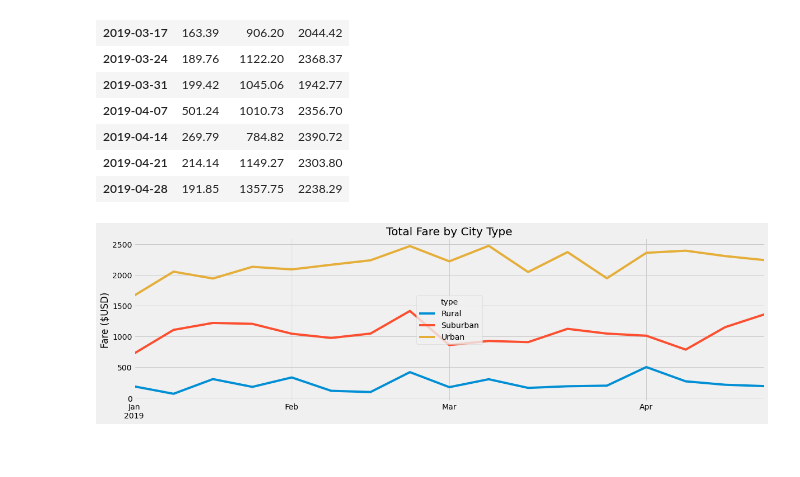
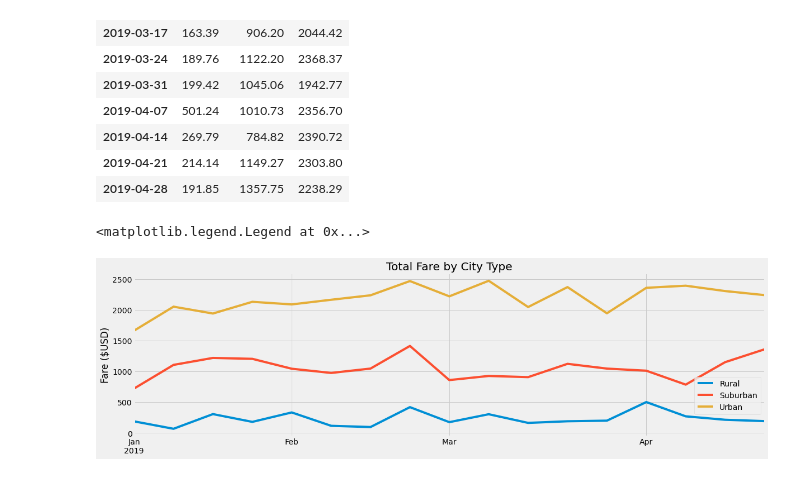
Before and after one commit to zhangkevq/PyBer_Analysis, a Jupyter notebook: PyBer_Challenge.ipynb, the cells around one changed output. Drawn from its saved outputs; the diff is of its cells as text; code cells hidden in the pictures.

```diff
--- a/PyBer_Challenge.ipynb
+++ b/PyBer_Challenge.ipynb
@@ -271,15 +271,17 @@ fare_dates_df
 # %%
 # 8. Using the object-oriented interface method, plot the resample DataFrame using the df.plot() function.
 
 # Import the style from Matplotlib.
 from matplotlib import style
 # Use the graph style fivethirtyeight.
 style.use('fivethirtyeight')
 
 fare_dates_df.plot(figsize=(18,5))
 plt.xlabel('')
 plt.ylabel("Fare ($USD)")
 plt.title("Total Fare by City Type")
 plt.savefig('analysis/Pyber_fare_summary.png')
+plt.legend(loc="best", bbox_to_anchor=(0.5, 0., 0.5, 0.5))
 # %% [output]
+<matplotlib.legend.Legend at 0x...>
-[figure, old version]
+[figure, new version]
```
Also changed, not shown: parts of 1 cell of this notebook, 3 other files.
